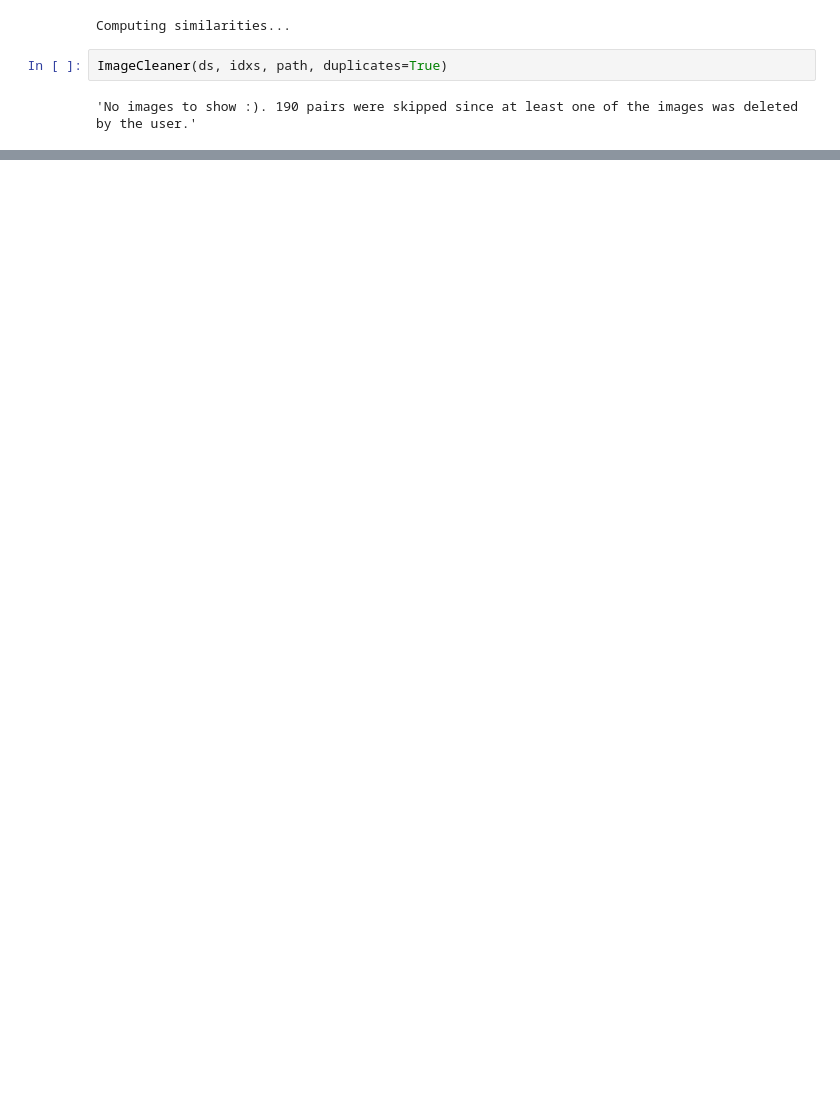
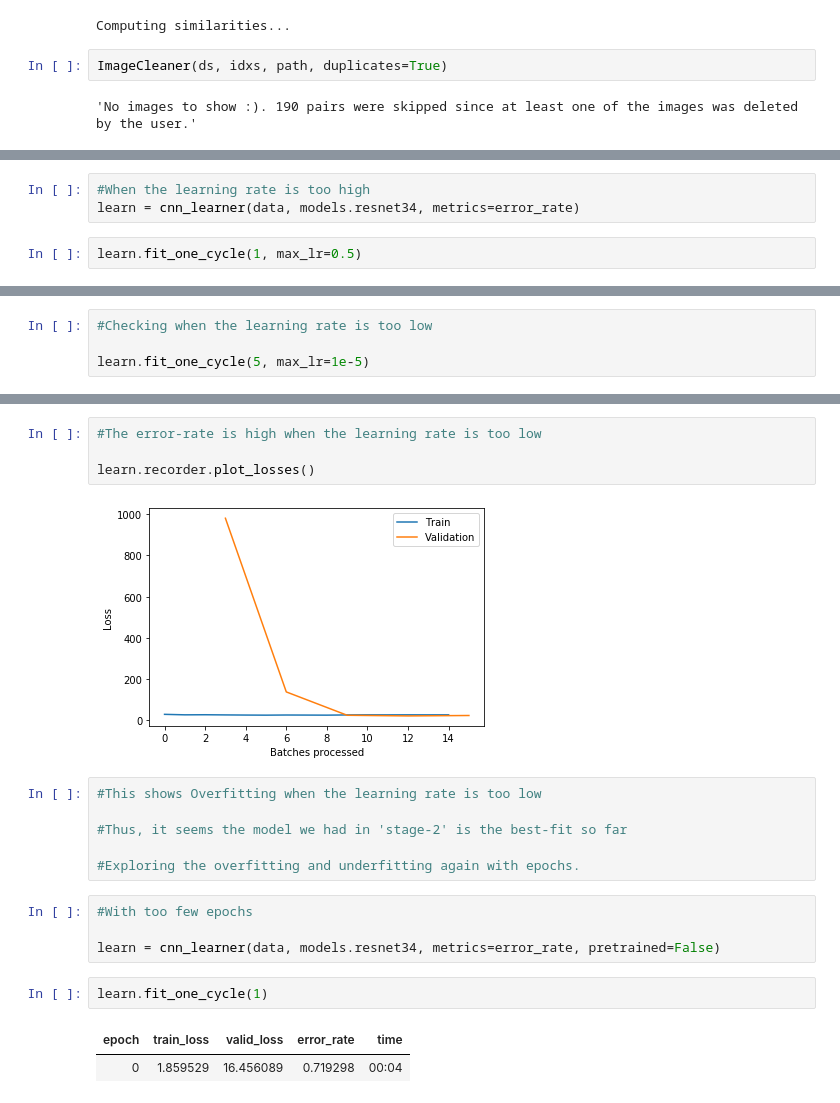
Before and after one commit to rajivbasnet/ImageClassificationWithFastAI, a Jupyter notebook: ImageClassificationFastAI.ipynb, the cells around one changed output, grey strips where cells are left out. Cells and saved outputs as stored; diff of their text form; blank space fills up the shorter version.

```diff
--- a/ImageClassificationFastAI.ipynb
+++ b/ImageClassificationFastAI.ipynb
@@ -140,0 +165,5 @@ ImageCleaner(ds, idxs, path, duplicates=True)
+# %%
+#When the learning rate is too high
+learn = cnn_learner(data, models.resnet34, metrics=error_rate)
+# %%
+learn.fit_one_cycle(1, max_lr=0.5)
@@ -140,0 +175,4 @@ ImageCleaner(ds, idxs, path, duplicates=True)
+# %%
+#Checking when the learning rate is too low
+
+learn.fit_one_cycle(5, max_lr=1e-5)
@@ -140,0 +186,21 @@ ImageCleaner(ds, idxs, path, duplicates=True)
+# %%
+#The error-rate is high when the learning rate is too low
+
+learn.recorder.plot_losses()
+# %% [output]
+[figure, added]
+# %%
+#This shows Overfitting when the learning rate is too low
+
+#Thus, it seems the model we had in 'stage-2' is the best-fit so far
+
+#Exploring the overfitting and underfitting again with epochs.
+# %%
+#With too few epochs
+
+learn = cnn_learner(data, models.resnet34, metrics=error_rate, pretrained=False)
+# %%
+learn.fit_one_cycle(1)
+# %% [output]
+| epoch | train_loss | valid_loss | error_rate | time |
+| 0 | 1.859529 | 16.456089 | 0.719298 | 00:04 |
```
Also changed, not shown: parts of 15 cells of this notebook, 1 other file.
